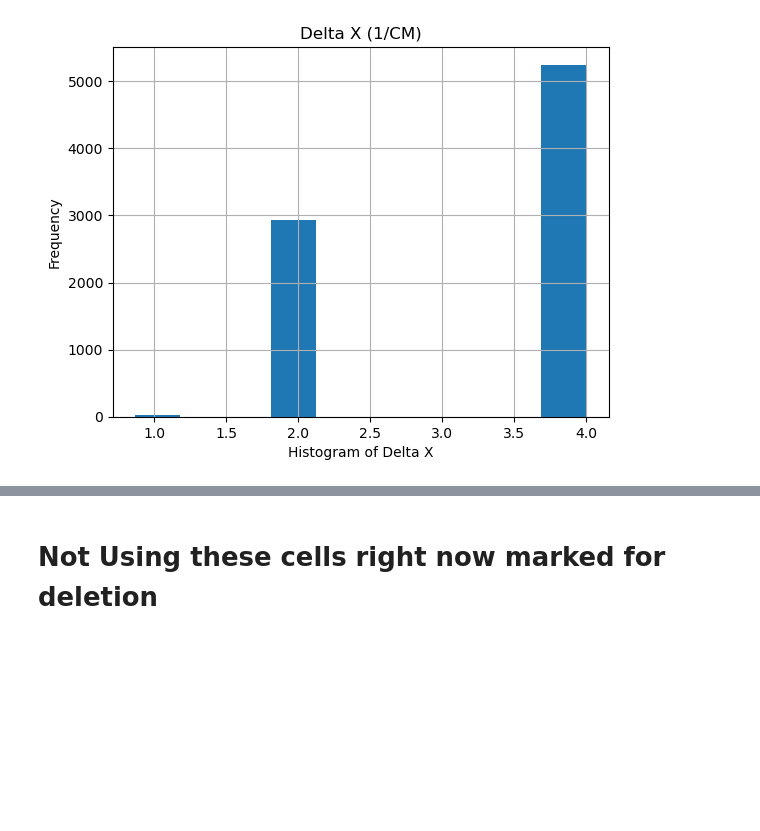
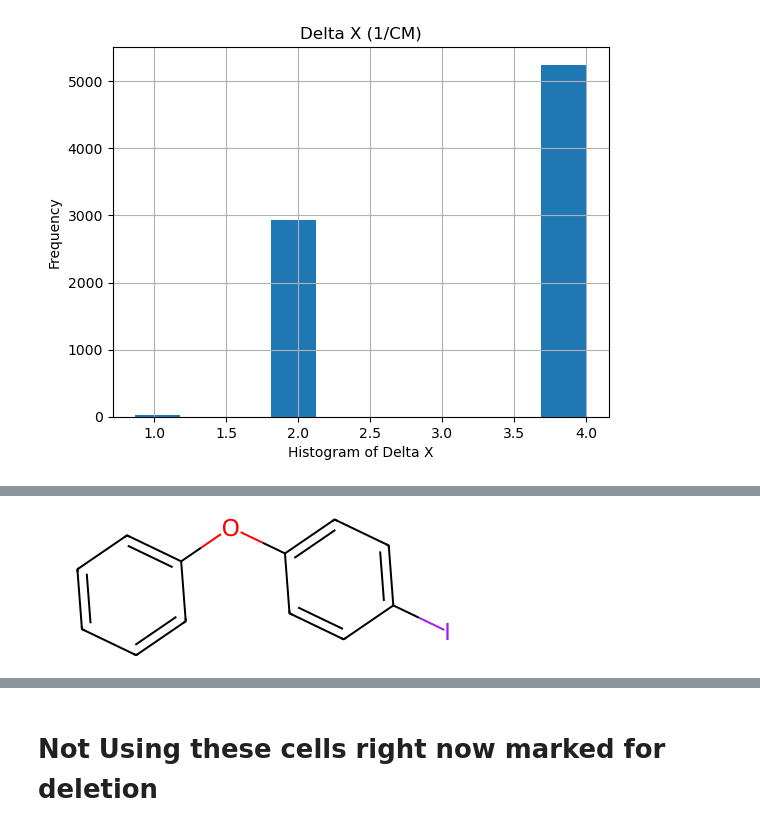
Before and after one commit to kevinpatrickkent/NIST-IR-MachineLearning, a Jupyter notebook: NISTWebbookML.ipynb, the cells around one changed output, grey strips where cells are left out. Saved outputs shown, nothing was run; the diff lists cells and outputs as text; code cells hidden in the pictures; blank space fills up the shorter version.

```diff
--- a/NISTWebbookML.ipynb
+++ b/NISTWebbookML.ipynb
@@ -1177,0 +1274,6 @@ Text(0, 0.5, 'Cumulative Percent Variation Explained')
+# %%
+# and molecule 2
+
+mol2
+# %% [output]
+[figure, added]
```
Also changed, not shown: parts of 98 cells of this notebook.
